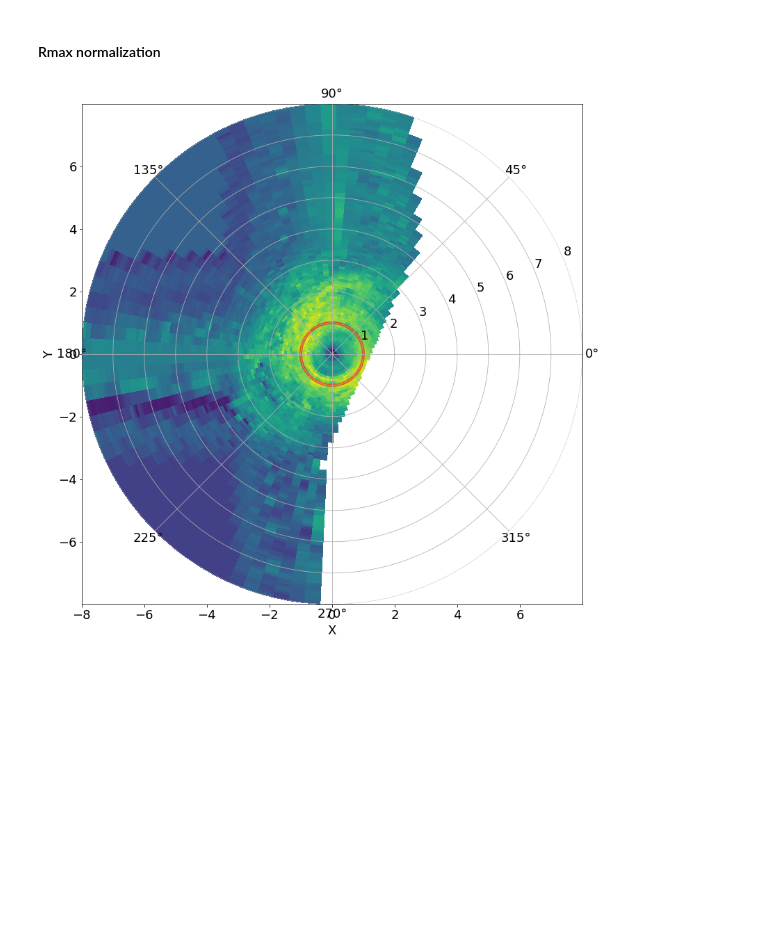
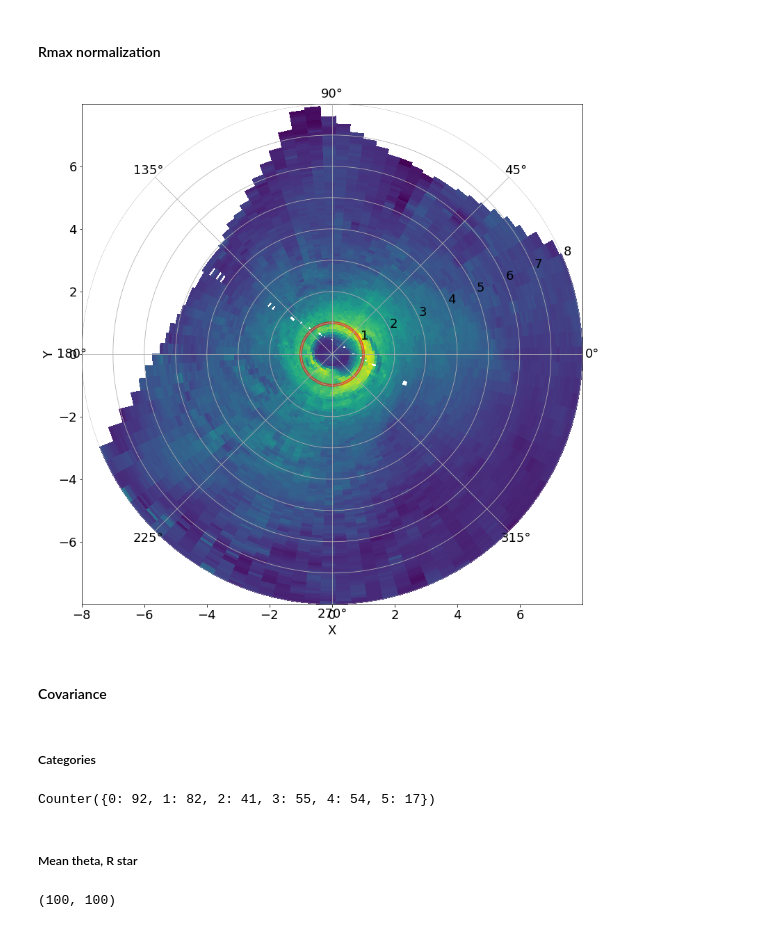
Before and after one commit to E-leg/Project_Tropical_Cyclones, a Jupyter notebook: tc_sar_stats.ipynb, the cells around one changed output. Saved outputs shown, nothing was run; the diff lists cells and outputs as text; code cells hidden in the pictures; blank space fills up the shorter version.

```diff
--- a/tc_sar_stats.ipynb
+++ b/tc_sar_stats.ipynb
@@ -525 +549,41 @@ plt.show()
+# %%
+# initializing the figure
+fig = plt.figure(figsize=(10,10))
+# setting the axis limits in [left, bottom, width, height]
+rect = [-1, -1, 1, 1]
+
+# the carthesian axis:
+ax_carthesian  = fig.add_axes(rect)
+# the polar axis:
+ax_polar = fig.add_axes(rect, polar=True, frameon=False)
+
+# plotting the line on the carthesian axis
+ax_carthesian.pcolormesh(X_target, Y_target, wind_polar, alpha=1)
+ax_carthesian.set_xlabel('X')
+ax_carthesian.set_ylabel('Y')
+
+# the polar plot
+ax_polar.pcolormesh(grid_Th, grid_R, wind_polar, cmap='cividis', alpha=0)
+# ax_polar.set_rmax(2.0)
+ax_polar.grid(True)
+
+ax = fig.add_axes(rect)
+circle_rmax = plt.Circle((0,0), 1,transform=ax.transData._b, color='r', alpha=0.6, fill=False, lw=4, zorder=2)
+ax.add_artist(circle_rmax)
+
+plt.show()
+# %% [output]
+[figure, added]
+# %% [markdown]
+#### Covariance
+# %% [markdown]
+##### Categories
+# %%
+# Get category for each image
+cats = ds_all.cat.to_numpy()
+Counter(cats)
+# %% [output]
+Counter({0: 92, 1: 82, 2: 41, 3: 55, 4: 54, 5: 17})
+# %% [markdown]
+##### Mean theta, R star
 # %%
@@ -545,28 +616,12 @@ GG = griddata(points, wind_values_xy, (X_target, Y_target), method='nearest')
-# %%
-# initializing the figure
-fig = plt.figure(figsize=(10,10))
-# setting the axis limits in [left, bottom, width, height]
-rect = [-1, -1, 1, 1]
-
-# the carthesian axis:
-ax_carthesian  = fig.add_axes(rect)
-# the polar axis:
-ax_polar = fig.add_axes(rect, polar=True, frameon=False)
-
-# plotting the line on the carthesian axis
-ax_carthesian.pcolormesh(X_target, Y_target, GG, alpha=1)
-ax_carthesian.set_xlabel('X')
-ax_carthesian.set_ylabel('Y')
-
-# the polar plot
-ax_polar.pcolormesh(grid_Th, grid_R, GG, cmap='cividis', alpha=0)
-# ax_polar.set_rmax(2.0)
-ax_polar.grid(True)
-
-ax = fig.add_axes(rect)
-circle_rmax = plt.Circle((0,0), 1,transform=ax.transData._b, color='r', alpha=0.6, fill=False, lw=4, zorder=2)
-ax.add_artist(circle_rmax)
-
-plt.show()
-# %% [output]
-[figure, removed]
+# %%
+compute_cov = lambda X : np.nanmean(np.array([np.outer(x,x) for x in X]), axis=0)
+
+X_by_cat = [wind_polars[cats == i] for i in range(cats.max()+1)]
+
+Xc_by_cat = [x - np.nanmean(x, axis=0) for x in X_by_cat]
+
+Cov_by_cat = [compute_cov(xc) for xc in Xc_by_cat]
+
+Cov_by_cat[0].shape
+# %% [output]
+(100, 100)
```
Also changed, not shown: parts of 3 cells of this notebook.
